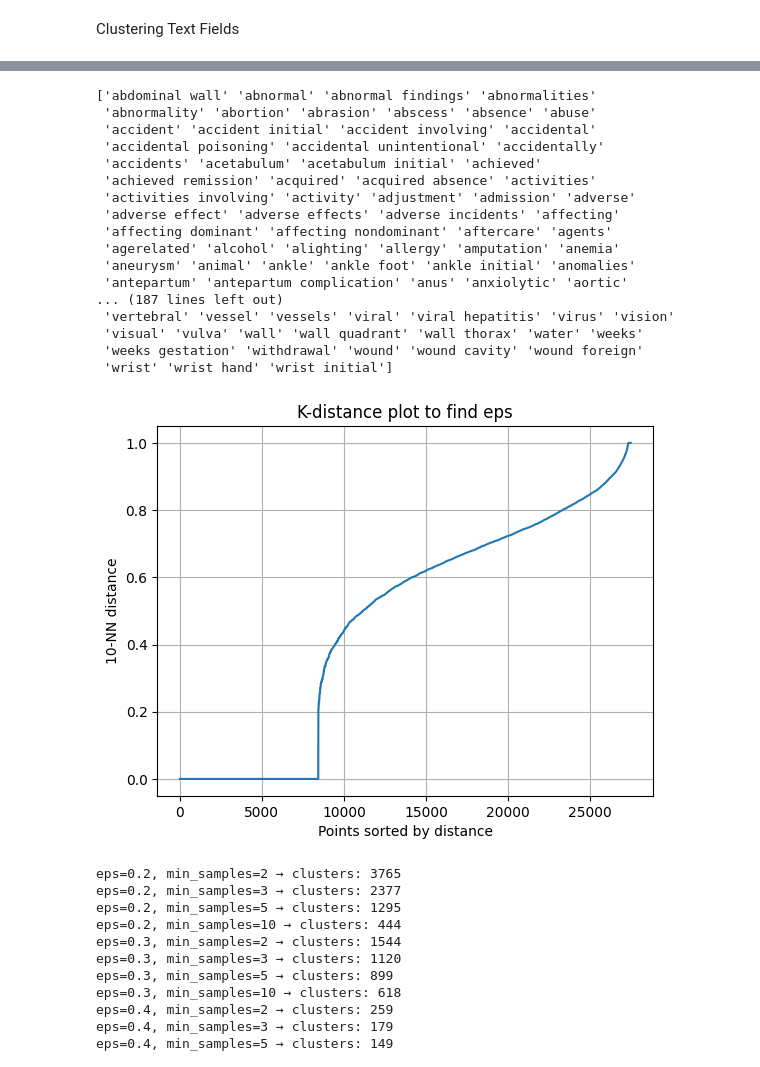
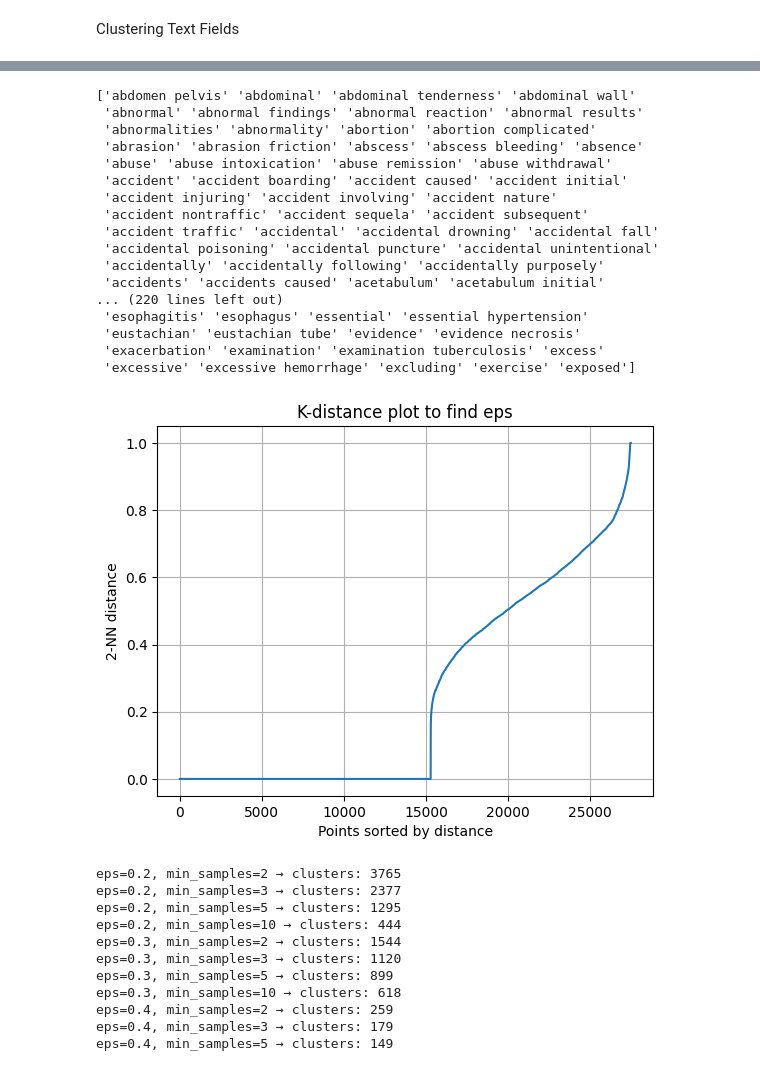
Before and after one commit to saaqib-m/patient-readmission, a Jupyter notebook: Patient-Readmission-LR-Notebook.ipynb, the cells around one changed output, grey strips where cells are left out. Saved outputs shown, nothing was run; the diff lists cells and outputs as text; code cells hidden in the pictures.

```diff
--- a/Patient-Readmission-LR-Notebook.ipynb
+++ b/Patient-Readmission-LR-Notebook.ipynb
@@ -83,7 +97,7 @@ df_admit_diagnosis[df_admit_diagnosis['proc_name'].isna()]
 0 rows × 25 columns
 # %%
 icd_counts = df_admit_diagnosis.icd_code.value_counts()
-df_admit_diagnosis['icd_code_converted'] = df_admit_diagnosis.icd_code.apply(lambda x: str(x) if icd_counts[x] > 1000 else ('Other Code' if icd_counts[x] < 1000 else 'No ICD code'))
+
 df_admit_diagnosis.drop(columns = ['icd_version_y','icd_version_x','edregtime','edouttime','deathtime','admit_provider_id','hospital_expire_flag',
                                           'seq_num','icd_code','language','icd_version'],inplace = True)
 # %%
@@ -127,7 +150,8 @@ my_stop_words = ['disease','term','episode','eyes', 'face', 'facial','mouth','ho
                  ,'system', 'due', 'related', 'associated', 'organ', 'tissue', 'area', 'region', 'tract'
                  ,'side', 'lobe', 'part', 'left', 'right', 'bilateral', 'upper', 'lower',   'anterior'
                  ,'posterior', 'icd', 'code','type', 'specified', 'classification'
-                 ,'history', 'present', 'past','recent', 'new', 'old','accessory','adhesive','body', 'blood'
+                 ,'history', 'present', 'past','recent', 'new', 'old','accessory','adhesive','body', 'blood',
+                 'unspecified'
                  ]
 combined_stop_words = list(text.ENGLISH_STOP_WORDS.union(my_stop_words))
 
@@ -146,43 +177,44 @@ vectorized_words_d = vectorizer_d.fit_transform(unique_diagnosis_groups)
 # %%
+vectorized_words_d = vectorizer_d.fit_transform(unique_diagnosis_groups)
 tfidf_cols = vectorizer_d.get_feature_names_out()
 print(tfidf_cols[1:1000])
 # %% [output]
-['abdominal wall' 'abnormal' 'abnormal findings' 'abnormalities'
- 'abnormality' 'abortion' 'abrasion' 'abscess' 'absence' 'abuse'
- 'accident' 'accident initial' 'accident involving' 'accidental'
- 'accidental poisoning' 'accidental unintentional' 'accidentally'
- 'accidents' 'acetabulum' 'acetabulum initial' 'achieved'
- 'achieved remission' 'acquired' 'acquired absence' 'activities'
- 'activities involving' 'activity' 'adjustment' 'admission' 'adverse'
- 'adverse effect' 'adverse effects' 'adverse incidents' 'affecting'
- 'affecting dominant' 'affecting nondominant' 'aftercare' 'agents'
- 'agerelated' 'alcohol' 'alighting' 'allergy' 'amputation' 'anemia'
- 'aneurysm' 'animal' 'ankle' 'ankle foot' 'ankle initial' 'anomalies'
- 'antepartum' 'antepartum complication' 'anus' 'anxiolytic' 'aortic'
-... (187 lines left out)
- 'vertebral' 'vessel' 'vessels' 'viral' 'viral hepatitis' 'virus' 'vision'
- 'visual' 'vulva' 'wall' 'wall quadrant' 'wall thorax' 'water' 'weeks'
- 'weeks gestation' 'withdrawal' 'wound' 'wound cavity' 'wound foreign'
- 'wrist' 'wrist hand' 'wrist initial']
+['abdomen pelvis' 'abdominal' 'abdominal tenderness' 'abdominal wall'
+ 'abnormal' 'abnormal findings' 'abnormal reaction' 'abnormal results'
+ 'abnormalities' 'abnormality' 'abortion' 'abortion complicated'
+ 'abrasion' 'abrasion friction' 'abscess' 'abscess bleeding' 'absence'
+ 'abuse' 'abuse intoxication' 'abuse remission' 'abuse withdrawal'
+ 'accident' 'accident boarding' 'accident caused' 'accident initial'
+ 'accident injuring' 'accident involving' 'accident nature'
+ 'accident nontraffic' 'accident sequela' 'accident subsequent'
+ 'accident traffic' 'accidental' 'accidental drowning' 'accidental fall'
+ 'accidental poisoning' 'accidental puncture' 'accidental unintentional'
+ 'accidentally' 'accidentally following' 'accidentally purposely'
+ 'accidents' 'accidents caused' 'acetabulum' 'acetabulum initial'
+... (220 lines left out)
+ 'esophagitis' 'esophagus' 'essential' 'essential hypertension'
+ 'eustachian' 'eustachian tube' 'evidence' 'evidence necrosis'
+ 'exacerbation' 'examination' 'examination tuberculosis' 'excess'
+ 'excessive' 'excessive hemorrhage' 'excluding' 'exercise' 'exposed']
 # %%
 # # this step is needed to reduce data size (dimensionality reduction) due to too many features & sparse matrix
 # pca = PCA(random_state=42)
 # reduced_data_i = pca.fit_transform(vectorized_words_d)
 # %%
-min_samples = 10
+min_samples = 2
 neighbors = NearestNeighbors(n_neighbors=min_samples)
 neighbors_fit = neighbors.fit(vectorized_words_d)
 distances, indices = neighbors_fit.kneighbors(vectorized_words_d)
 # Take the k-distance (distance to the k-th nearest neighbor)
 k_distances = np.sort(distances[:, -1])  # -1 gets the farthest (k-th neighbor)
 plt.plot(k_distances)
 plt.xlabel("Points sorted by distance")
 plt.ylabel(f"{min_samples}-NN distance")
 plt.title("K-distance plot to find eps")
 plt.grid(True)
 plt.show()
 # %% [output]
-[figure, old version]
+[figure, new version]
 # %%
 for eps in [0.2, 0.3, 0.4, 0.5,0.6,0.7,0.8]:
     for min_samples in [2, 3, 5,10]:
```
Also changed, not shown: parts of 20 cells of this notebook, 1 other file.
